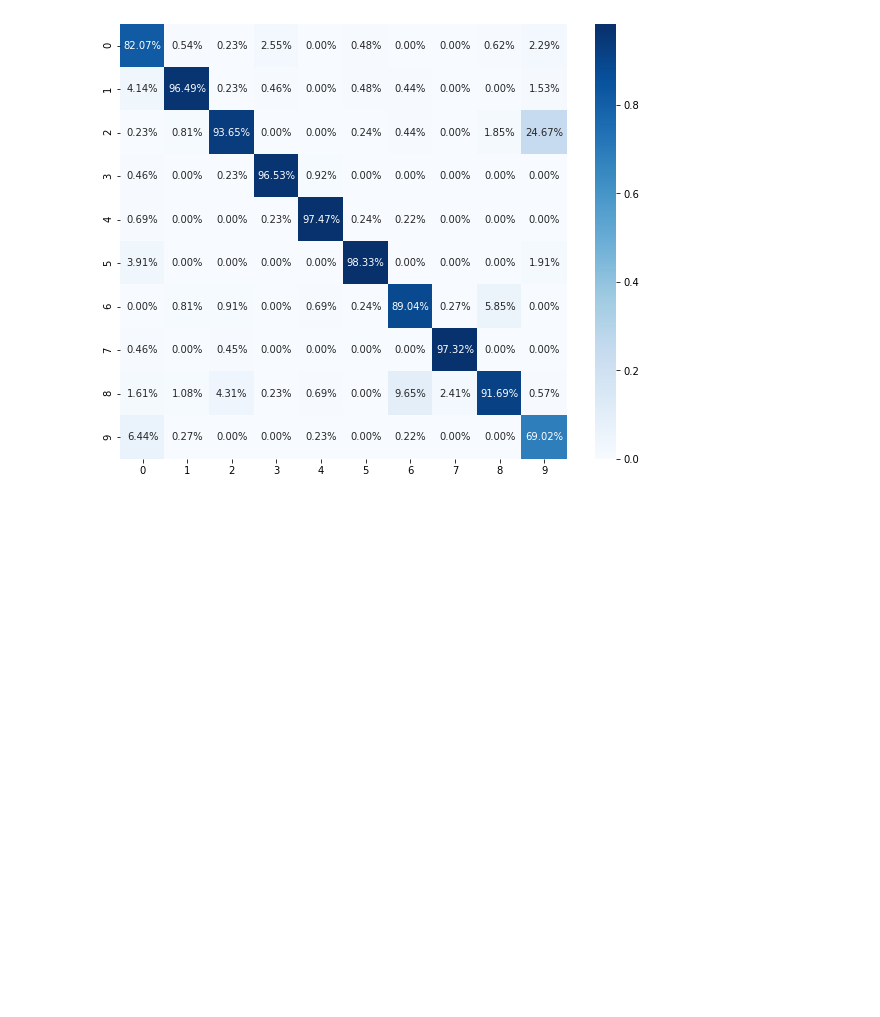
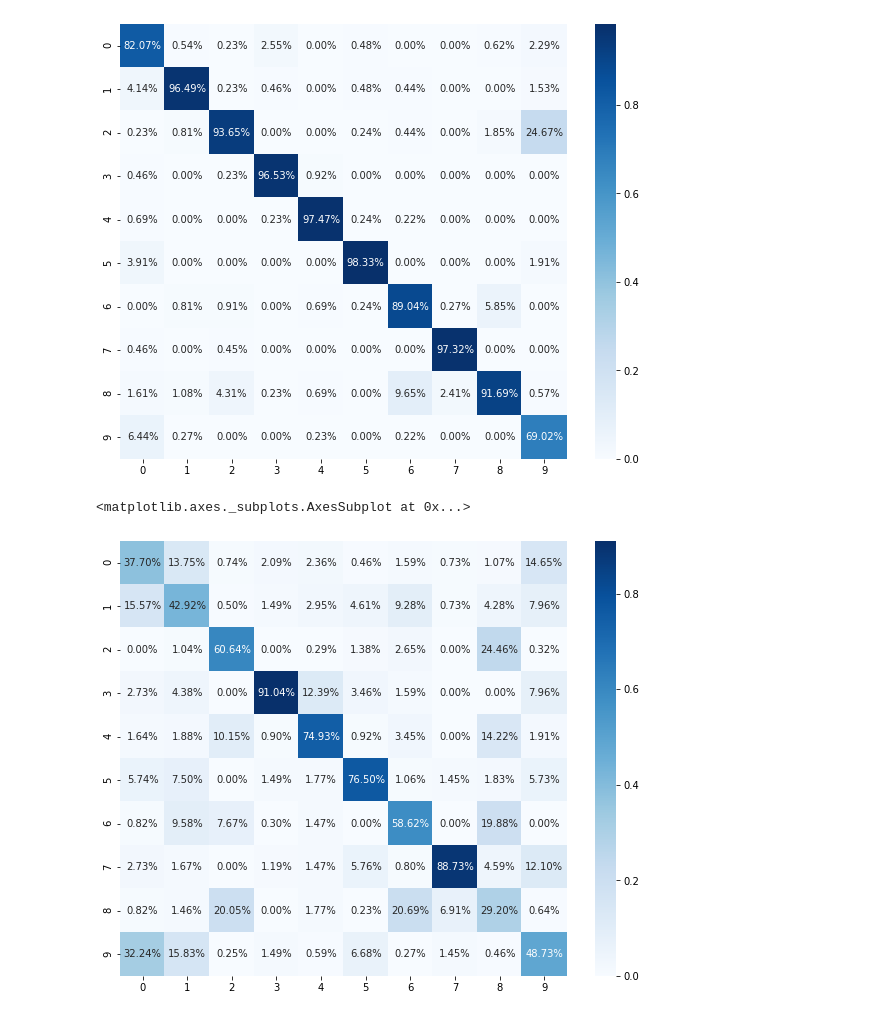
Before and after one commit to ShreyaRavi/cs231n-final-proj, a Jupyter notebook: ConfusionMatrices.ipynb, the cells around one changed output. Saved outputs shown, nothing was run; the diff lists cells and outputs as text; code cells hidden in the pictures; blank space fills up the shorter version.

```diff
--- a/ConfusionMatrices.ipynb
+++ b/ConfusionMatrices.ipynb
@@ -58,3 +60,23 @@ sns.heatmap(cf_matrix_baseline/np.sum(cf_matrix_baseline, axis=0), annot=True,
 # %% [output]
 <matplotlib.axes._subplots.AxesSubplot at 0x...>
 [figure]
+# %%
+cf_matrix_skin_aug = np.array([
+       [138,  66,   3,   7,  8,  2,  6,  2,  7,  46],
+       [ 57, 206,   2,  5,  10, 20, 35,  2,  28, 25],
+       [ 0, 5, 245, 0, 1, 6, 10, 0, 160, 1],
+       [ 10, 21, 0, 305, 42, 15, 6, 0, 0, 25],
+       [ 6, 9, 41, 3, 254, 4, 13, 0, 93, 6],
+       [ 21, 36, 0, 5, 6, 332, 4, 4, 12, 18],
+       [ 3, 46, 31, 1, 5, 0, 221, 0, 130, 0],
+       [ 10, 8, 0, 4, 5, 25, 3, 244, 30, 38],
+       [ 3, 7, 81, 0, 6, 1, 78, 19, 191, 2],
+       [ 118, 76, 1, 5, 2, 29, 1, 4, 3, 153]])
+# %%
+# skin seg aug only
+plt.subplots(figsize=(10,8))
+sns.heatmap(cf_matrix_skin_aug/np.sum(cf_matrix_skin_aug, axis=0), annot=True,
+            fmt='.2%', cmap='Blues')
+# %% [output]
+<matplotlib.axes._subplots.AxesSubplot at 0x...>
+[figure, added]
```
Also changed, not shown: parts of 10 cells of this notebook, 1 other file.
